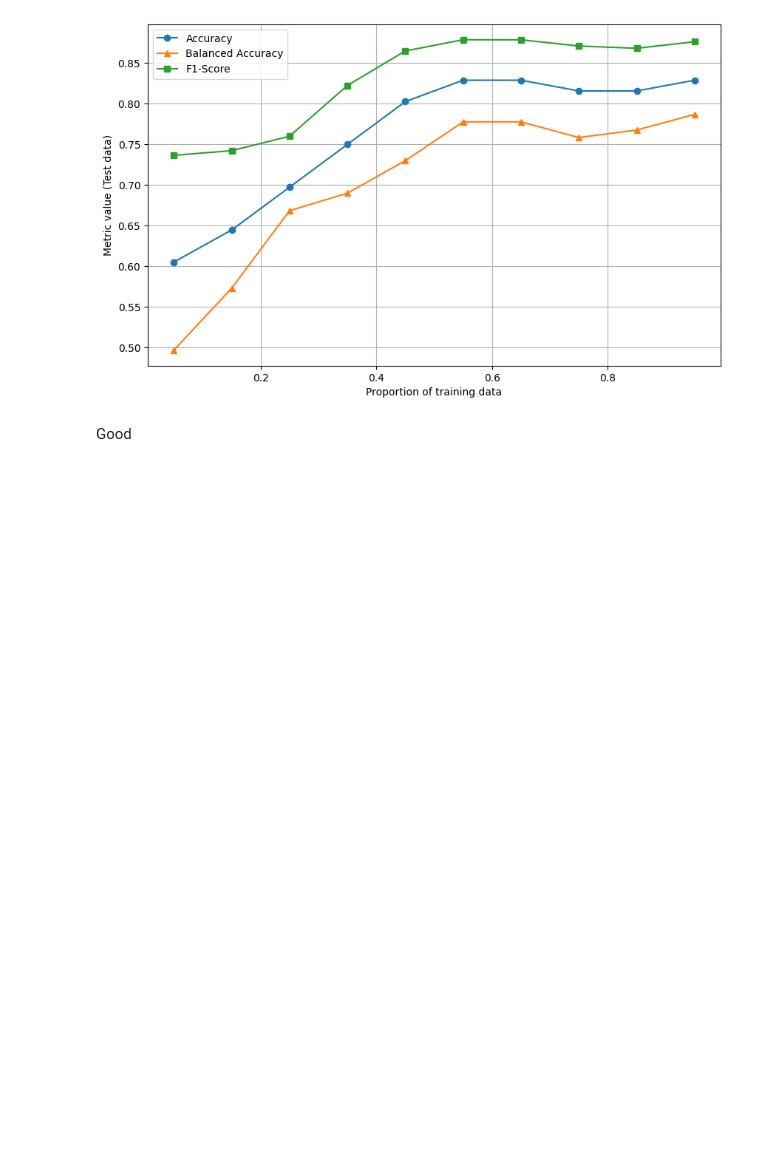
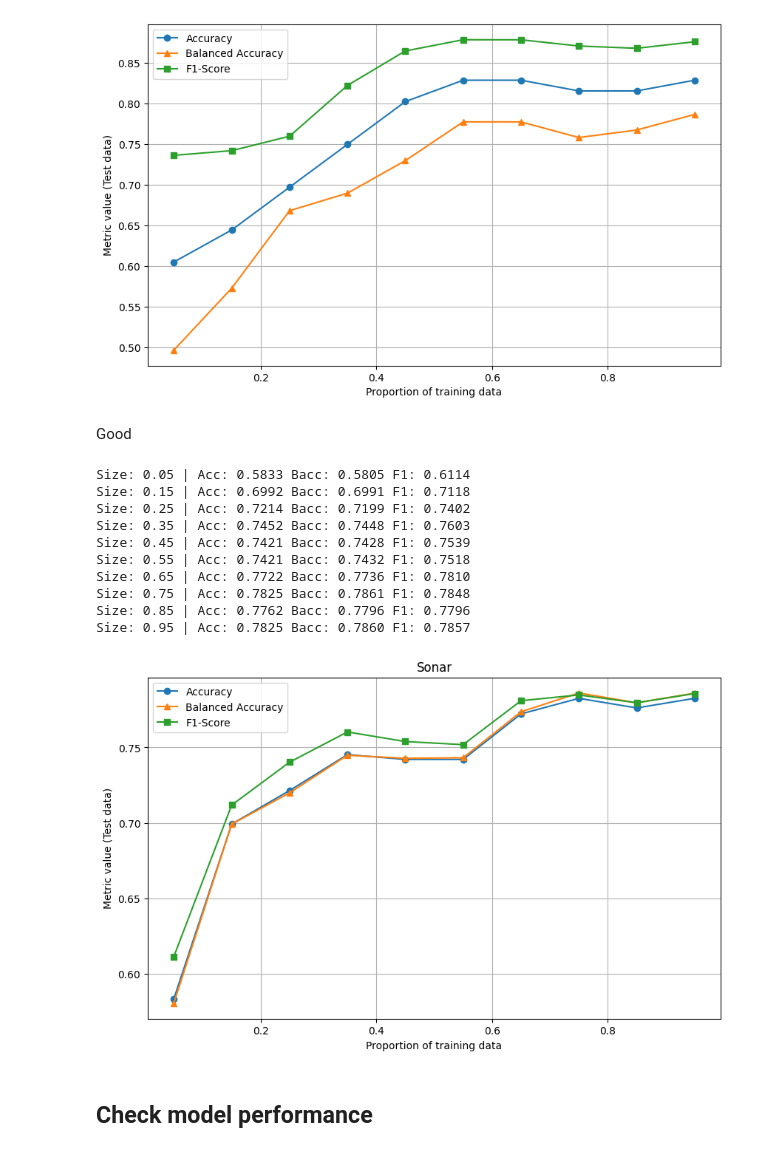
Before and after one commit to tomaszzywicki/semi-supervised-FISTA-logistic-lasso, a Jupyter notebook: notebooks/00_datasets_check.ipynb, the cells around one changed output. Drawn from its saved outputs; the diff is of its cells as text; code cells hidden in the pictures; blank space fills up the shorter version.

```diff
--- a/notebooks/00_datasets_check.ipynb
+++ b/notebooks/00_datasets_check.ipynb
@@ -320,3 +279,24 @@ Size: 0.95 | Acc: 0.8289 Bacc: 0.7869 F1: 0.8763
 [figure]
 # %% [markdown]
 Good
+# %%
+sonar = pd.read_csv('../data/raw/sonar.all-data', header=None)
+X = sonar.iloc[:, :-1].to_numpy()
+y = sonar.iloc[:, [-1]].to_numpy().ravel()
+y = np.where(y == 'R', 0, 1)
+
+plot_acc_f1_across_subsets(X, y, n_seeds=20, title='Sonar')
+# %% [output]
+Size: 0.05 | Acc: 0.5833 Bacc: 0.5805 F1: 0.6114
+Size: 0.15 | Acc: 0.6992 Bacc: 0.6991 F1: 0.7118
+Size: 0.25 | Acc: 0.7214 Bacc: 0.7199 F1: 0.7402
+Size: 0.35 | Acc: 0.7452 Bacc: 0.7448 F1: 0.7603
+Size: 0.45 | Acc: 0.7421 Bacc: 0.7428 F1: 0.7539
+Size: 0.55 | Acc: 0.7421 Bacc: 0.7432 F1: 0.7518
+Size: 0.65 | Acc: 0.7722 Bacc: 0.7736 F1: 0.7810
+Size: 0.75 | Acc: 0.7825 Bacc: 0.7861 F1: 0.7848
+Size: 0.85 | Acc: 0.7762 Bacc: 0.7796 F1: 0.7796
+Size: 0.95 | Acc: 0.7825 Bacc: 0.7860 F1: 0.7857
+[figure, added]
+# %% [markdown]
+## Check model performance
```
Also changed, not shown: parts of 10 cells of this notebook, 9 other files.
